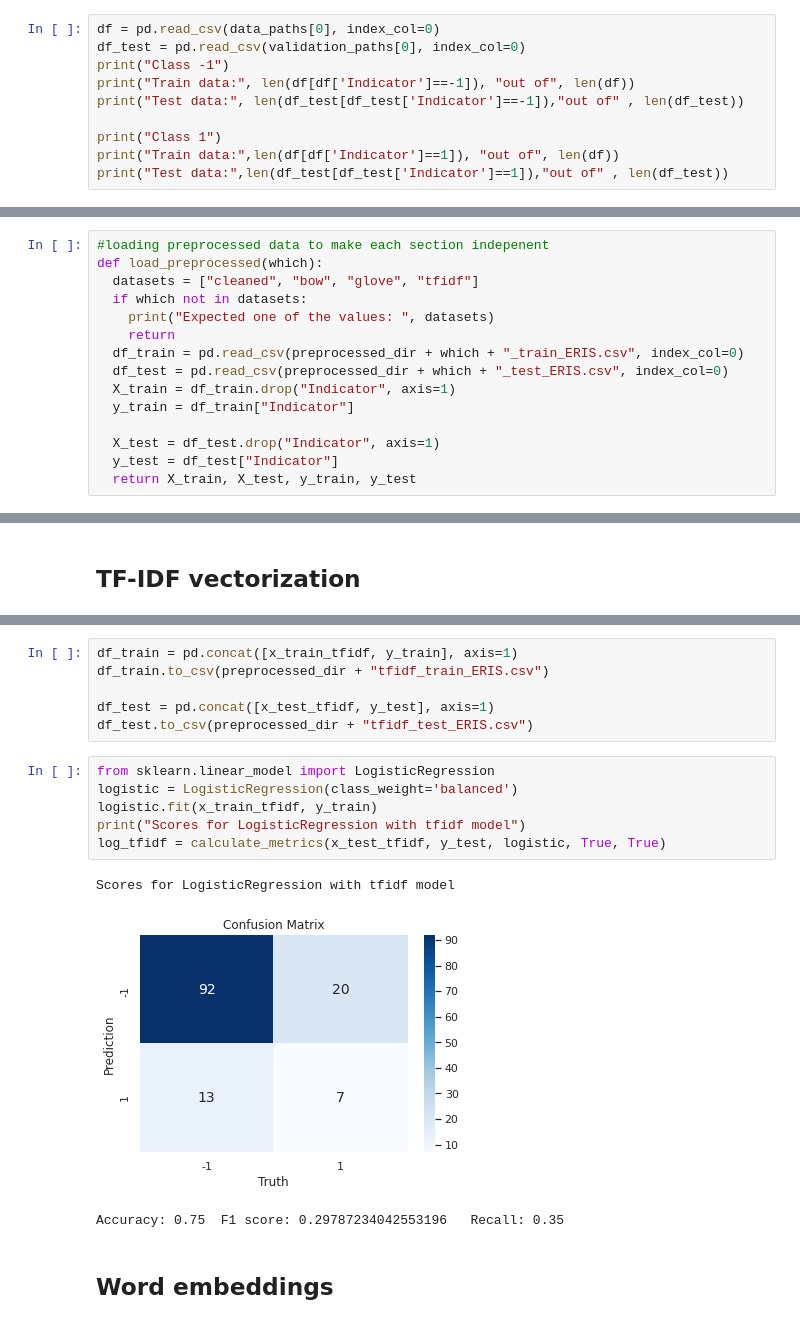
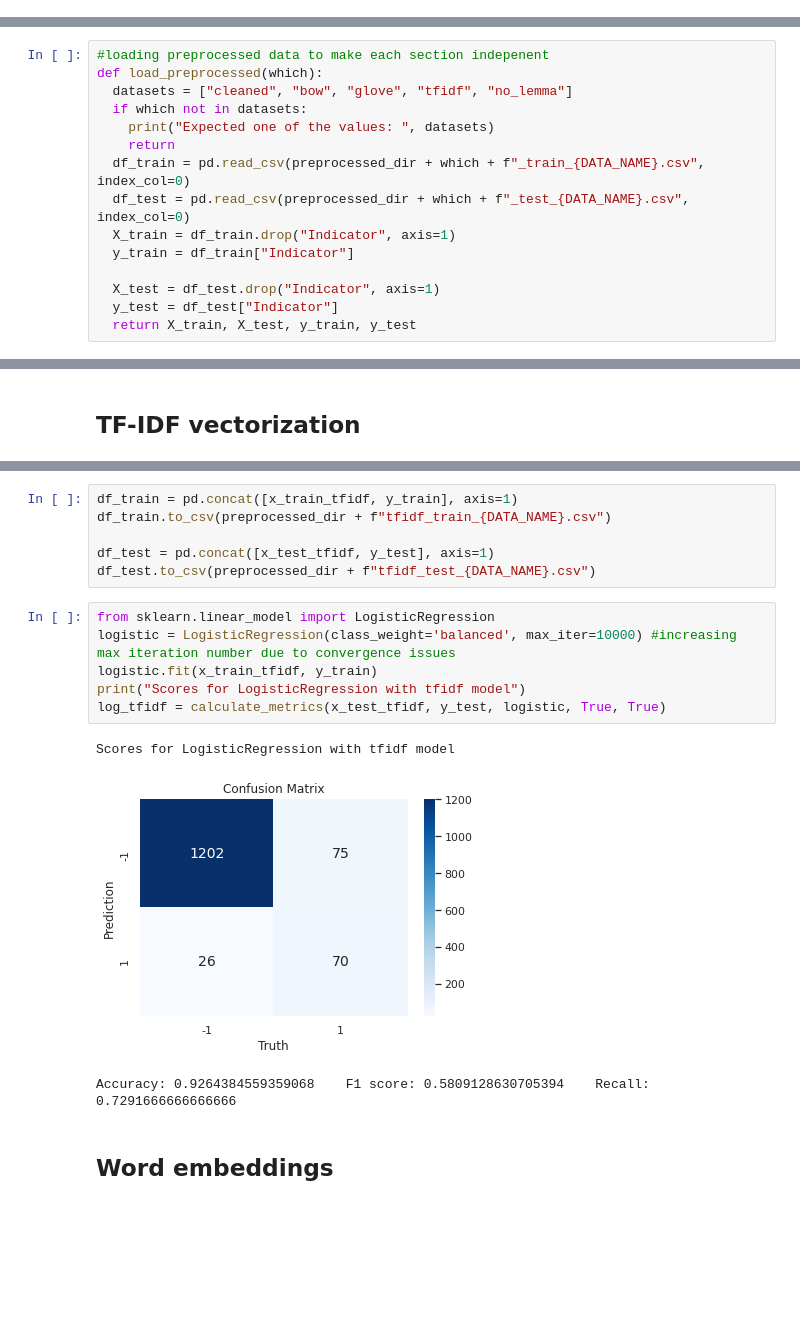
Before and after one commit to jsokolowska/ner-text-classification, a Jupyter notebook: practicalExcercise.ipynb, the cells around one changed output, grey strips where cells are left out. Saved outputs shown, nothing was run; the diff lists cells and outputs as text; blank space fills up the shorter version.

Commit message:
Made more training examples avaliable by incorporating Isonaflavones dataset

```diff
--- a/practicalExcercise.ipynb
+++ b/practicalExcercise.ipynb
@@ -24,13 +26,3 @@ nltk.download('punkt')
 data_paths = [f'drive/MyDrive/Data/refsa-sample-data/{x}/use_as_train_{x}.csv' for x in ["ERIS", "Isoflavones", "Bacillus"]]
 validation_paths =  [f'drive/MyDrive/Data/refsa-sample-data/{x}/use_as_validation_{x}.csv' for x in ["ERIS", "Isoflavones", "Bacillus"]]
 preprocessed_dir = 'drive/MyDrive/Data/refsa-sample-data/cleaned/'
-# %%
-df = pd.read_csv(data_paths[0], index_col=0)
-df_test = pd.read_csv(validation_paths[0], index_col=0)
-print("Class -1")
-print("Train data:", len(df[df['Indicator']==-1]), "out of", len(df))
-print("Test data:", len(df_test[df_test['Indicator']==-1]),"out of" , len(df_test))
-
-print("Class 1")
-print("Train data:",len(df[df['Indicator']==1]), "out of", len(df))
-print("Test data:",len(df_test[df_test['Indicator']==1]),"out of" , len(df_test))
@@ -44,12 +29,12 @@ Test data: 20 out of 132
 # %%
 #loading preprocessed data to make each section indepenent
 def load_preprocessed(which):
-  datasets = ["cleaned", "bow", "glove", "tfidf"]
+  datasets = ["cleaned", "bow", "glove", "tfidf", "no_lemma"]
   if which not in datasets:
     print("Expected one of the values: ", datasets)
     return
-  df_train = pd.read_csv(preprocessed_dir + which + "_train_ERIS.csv", index_col=0)
-  df_test = pd.read_csv(preprocessed_dir + which + "_test_ERIS.csv", index_col=0)
+  df_train = pd.read_csv(preprocessed_dir + which + f"_train_{DATA_NAME}.csv", index_col=0)
+  df_test = pd.read_csv(preprocessed_dir + which + f"_test_{DATA_NAME}.csv", index_col=0)
   X_train = df_train.drop("Indicator", axis=1)
   y_train = df_train["Indicator"]
 
@@ -594,19 +590,19 @@ print(x_train_tfidf.shape, x_test_tfidf.shape)
 # %%
 df_train = pd.concat([x_train_tfidf, y_train], axis=1)
-df_train.to_csv(preprocessed_dir + "tfidf_train_ERIS.csv")
+df_train.to_csv(preprocessed_dir + f"tfidf_train_{DATA_NAME}.csv")
 
 df_test = pd.concat([x_test_tfidf, y_test], axis=1)
-df_test.to_csv(preprocessed_dir + "tfidf_test_ERIS.csv")
+df_test.to_csv(preprocessed_dir + f"tfidf_test_{DATA_NAME}.csv")
 # %%
 from sklearn.linear_model import LogisticRegression
-logistic = LogisticRegression(class_weight='balanced')
+logistic = LogisticRegression(class_weight='balanced', max_iter=10000) #increasing max iteration number due to convergence issues
 logistic.fit(x_train_tfidf, y_train)
 print("Scores for LogisticRegression with tfidf model")
 log_tfidf = calculate_metrics(x_test_tfidf, y_test, logistic, True, True)
 # %% [output]
 Scores for LogisticRegression with tfidf model
-[figure, old version]
+[figure, new version]
-Accuracy: 0.75  F1 score: 0.29787234042553196   Recall: 0.35
+Accuracy: 0.9264384559359068    F1 score: 0.5809128630705394    Recall: 0.7291666666666666
 # %% [markdown]
 Word embeddings
 ----
```
Also changed, not shown: parts of 40 cells of this notebook.
